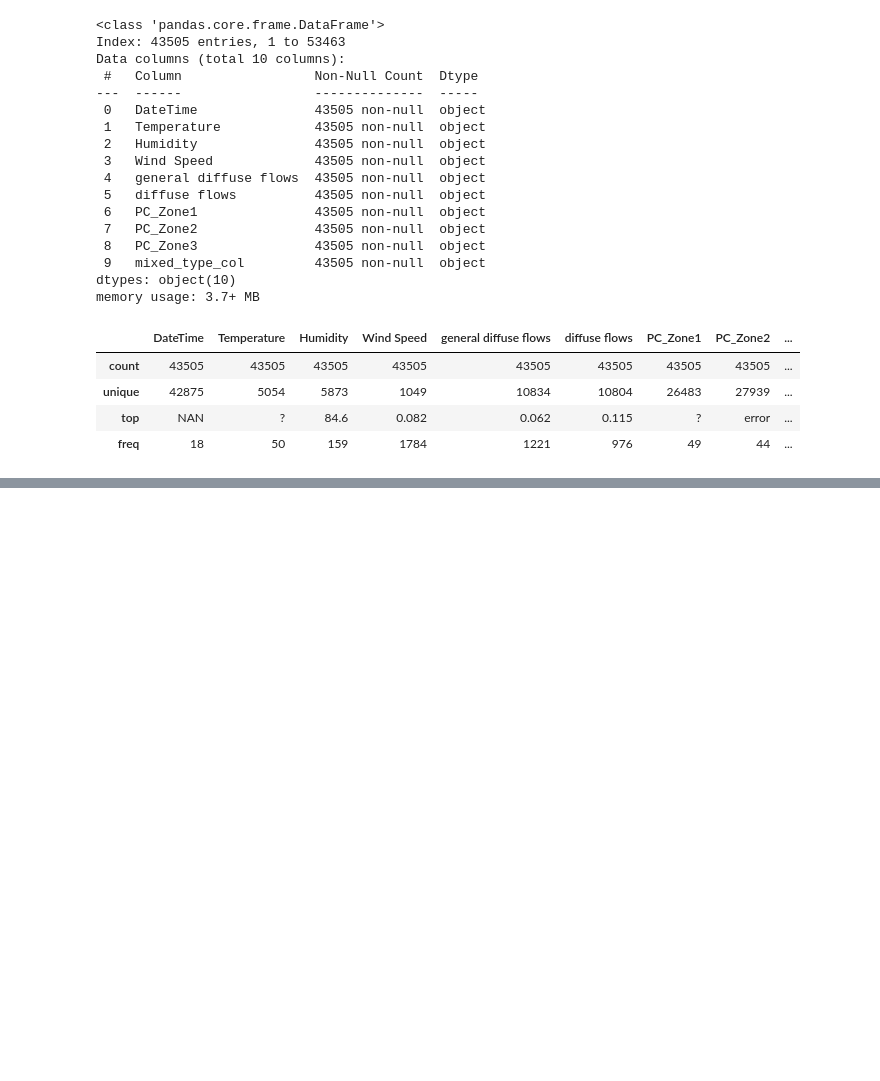
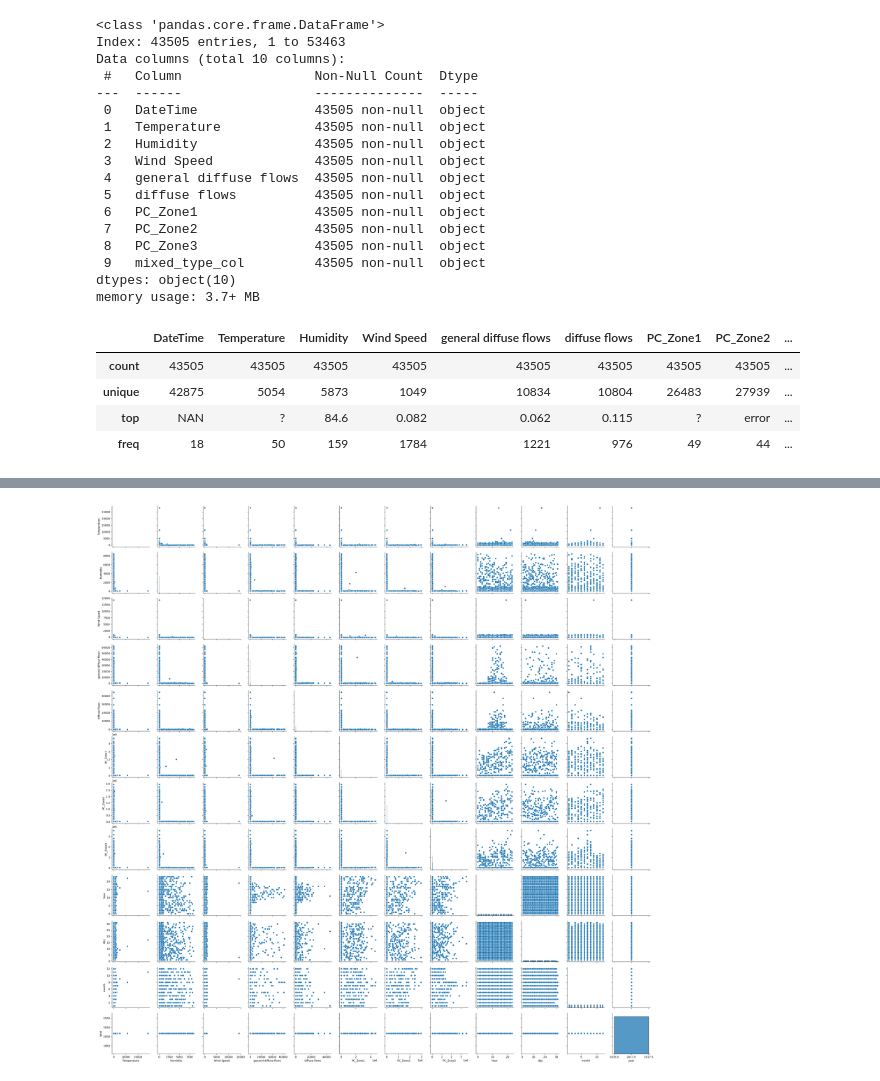
Before and after one commit to luis190991/mna_team_40_power_tetouan_city, a Jupyter notebook: notebooks/EDA.ipynb, the cells around one changed output, grey strips where cells are left out. Drawn from its saved outputs; the diff is of its cells as text; code cells hidden in the pictures; blank space fills up the shorter version.

```diff
--- a/notebooks/EDA.ipynb
+++ b/notebooks/EDA.ipynb
@@ -97,4 +114,21 @@ df_clean.describe()
 | top | NAN | ? | 84.6 | 0.082 | 0.062 | 0.115 | ? | error | ... |
 | freq | 18 | 50 | 159 | 1784 | 1221 | 976 | 49 | 44 | ... |
 # %%
-df_clean.loc[:,df_clean.columns != "DateTime"] = df_clean.loc[:,df_clean.columns != "DateTime"].apply(pd.to_numeric, errors="coerce")
+# 🔹 Convertimos DateTime a formato datetime real
+df_clean["DateTime"] = pd.to_datetime(df_clean["DateTime"], errors="coerce")
+
+# 🔹 Creamos solo las columnas que te interesan
+df_clean["hour"] = df_clean["DateTime"].dt.hour
+df_clean["day"] = df_clean["DateTime"].dt.day
+df_clean["month"] = df_clean["DateTime"].dt.month
+df_clean["year"] = df_clean["DateTime"].dt.year
+
+# 🔹 Eliminamos columnas no necesarias
+df_clean = df_clean.drop(columns=["DateTime", "mixed_type_col"], errors="ignore")
+
+# 🔹 Convertimos las demás columnas a numéricas (por si quedaron como texto)
+for col in df_clean.columns:
+    df_clean[col] = (
+        df_clean[col].astype(str).str.replace(",", ".")
+    )
+    df_clean[col] = pd.to_numeric(df_clean[col], errors="coerce")
@@ -114,0 +179,6 @@ dtype: object
+# %%
+#pairplot para ver comportamientos y relaciones entre variables
+sns.pairplot(df_clean)
+plt.show()
+# %% [output]
+[figure, added]
```
Also changed, not shown: parts of 8 cells of this notebook.
